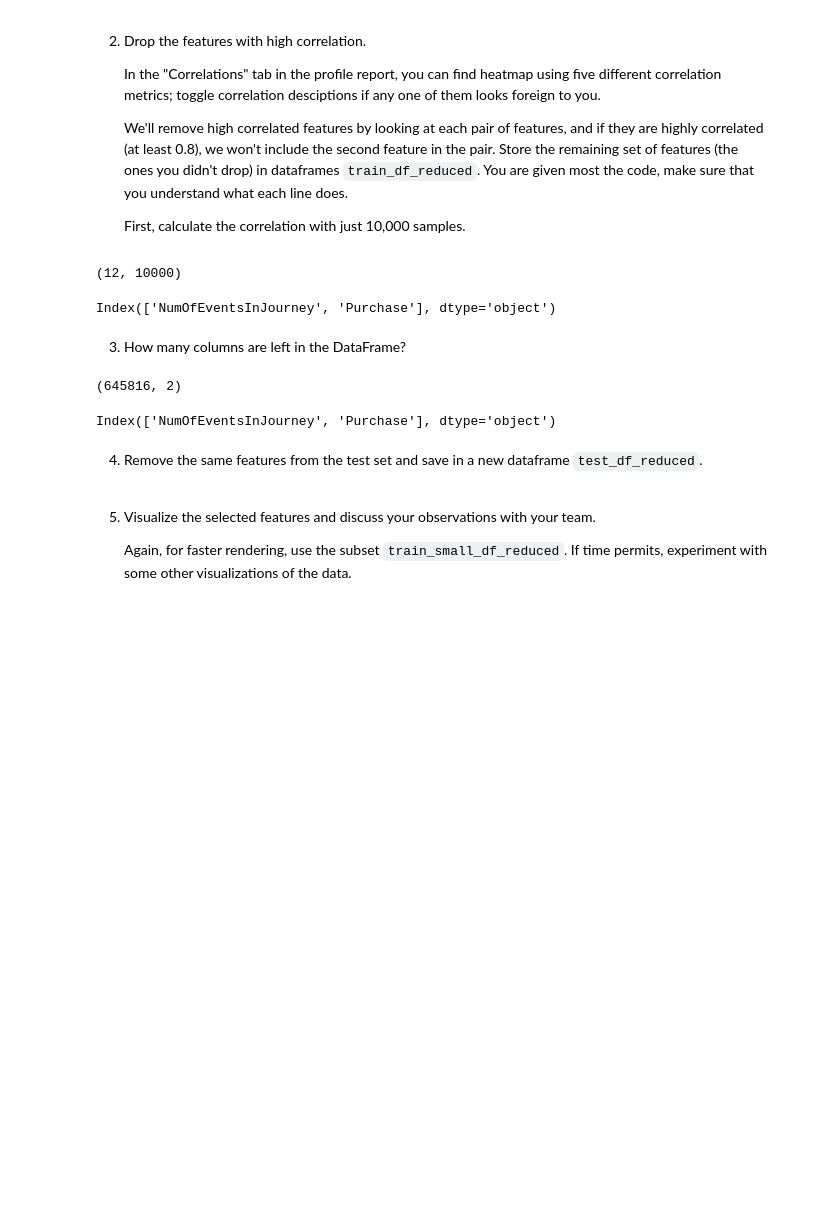
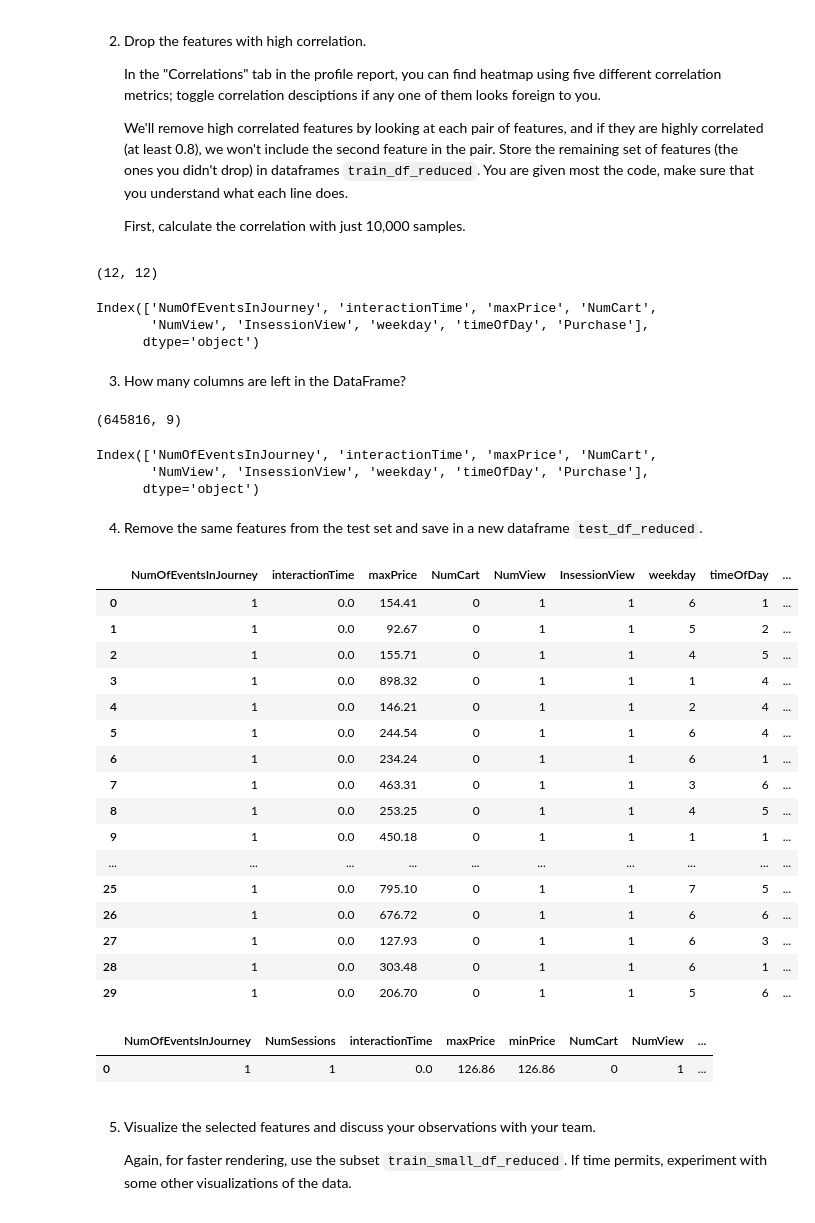
Before and after one commit to bryanat/FourthBrain, a Jupyter notebook: assignments/week-06-supervised-ml/nb/electronics-purchase-prediction.ipynb, the cells around one changed output. Saved outputs shown, nothing was run; the diff lists cells and outputs as text; code cells hidden in the pictures; blank space fills up the shorter version.

Commit message:
Update electronics purchase prediction notebook (week 6)

```diff
--- a/assignments/week-06-supervised-ml/nb/electronics-purchase-prediction.ipynb
+++ b/assignments/week-06-supervised-ml/nb/electronics-purchase-prediction.ipynb
@@ -221,12 +203,12 @@ test_df.head(10)
 | 9 | 1 | 1 | 0.0 | 169.61 | 169.61 | 0 | 1 | ... |
 # %%
 # change train timeofday column
-timeOfDay_str2num_test = {
+timeOfDay_str2num = {
     time: i+1 for i, time in enumerate(['Morning', 'Dawn', 'EarlyMorning', 'Noon', 'Afternoon', 'Evening', 'Night'])
 }
 
 # Replace categorical value names for numeric values on timeOfDay column
-train_df['timeOfDay'] = train_df['timeOfDay'].replace(timeOfDay_str2num_test)
+train_df['timeOfDay'] = train_df['timeOfDay'].replace(timeOfDay_str2num)
 train_df['timeOfDay'].unique()
 train_df.head(10)
 # %% [output]
@@ -325,13 +287,13 @@ len(train_df.columns) - 1
 # %%
 # Axis is (Row, Column)
 train_small_df = train_df.copy().sample(n=int(1e4), random_state=12)
+# Switch columns and rows using a matrix transpose
+# cor = train_small_df.T
 
-# Switch columns and rows using a matrix transpose
-cor = train_small_df.T
-
+cor = train_small_df.corr()
 cor.shape # (Column, Row)
 # %% [output]
-(12, 10000)
+(12, 12)
 # %%
 import numpy as np
 
@@ -347,17 +309,46 @@ train_df_reduced = train_df[selected_columns]
 # %%
 print(selected_columns)
 # %% [output]
-Index(['NumOfEventsInJourney', 'Purchase'], dtype='object')
+Index(['NumOfEventsInJourney', 'interactionTime', 'maxPrice', 'NumCart',
+       'NumView', 'InsessionView', 'weekday', 'timeOfDay', 'Purchase'],
+      dtype='object')
 # %% [markdown]
 3. How many columns are left in the DataFrame?
 # %%
 train_df_reduced.shape
 # %% [output]
-(645816, 2)
+(645816, 9)
 # %%
 train_df_reduced.columns
 # %% [output]
-Index(['NumOfEventsInJourney', 'Purchase'], dtype='object')
+Index(['NumOfEventsInJourney', 'interactionTime', 'maxPrice', 'NumCart',
+       'NumView', 'InsessionView', 'weekday', 'timeOfDay', 'Purchase'],
+      dtype='object')
 # %% [markdown]
 4. Remove the same features from the test set and save in a new dataframe `test_df_reduced`.
+# %%
+train_df_reduced.head(30)
+# %% [output]
+|  | NumOfEventsInJourney | interactionTime | maxPrice | NumCart | NumView | InsessionView | weekday | timeOfDay | ... |
+| 0 | 1 | 0.0 | 154.41 | 0 | 1 | 1 | 6 | 1 | ... |
+| 1 | 1 | 0.0 | 92.67 | 0 | 1 | 1 | 5 | 2 | ... |
+| 2 | 1 | 0.0 | 155.71 | 0 | 1 | 1 | 4 | 5 | ... |
+| 3 | 1 | 0.0 | 898.32 | 0 | 1 | 1 | 1 | 4 | ... |
+| 4 | 1 | 0.0 | 146.21 | 0 | 1 | 1 | 2 | 4 | ... |
+| 5 | 1 | 0.0 | 244.54 | 0 | 1 | 1 | 6 | 4 | ... |
+| 6 | 1 | 0.0 | 234.24 | 0 | 1 | 1 | 6 | 1 | ... |
+| 7 | 1 | 0.0 | 463.31 | 0 | 1 | 1 | 3 | 6 | ... |
+| 8 | 1 | 0.0 | 253.25 | 0 | 1 | 1 | 4 | 5 | ... |
+| 9 | 1 | 0.0 | 450.18 | 0 | 1 | 1 | 1 | 1 | ... |
+| ... | ... | ... | ... | ... | ... | ... | ... | ... | ... |
+| 25 | 1 | 0.0 | 795.10 | 0 | 1 | 1 | 7 | 5 | ... |
+| 26 | 1 | 0.0 | 676.72 | 0 | 1 | 1 | 6 | 6 | ... |
+| 27 | 1 | 0.0 | 127.93 | 0 | 1 | 1 | 6 | 3 | ... |
+| 28 | 1 | 0.0 | 303.48 | 0 | 1 | 1 | 6 | 1 | ... |
+| 29 | 1 | 0.0 | 206.70 | 0 | 1 | 1 | 5 | 6 | ... |
+# %%
+test_df.head(1)
+# %% [output]
+|  | NumOfEventsInJourney | NumSessions | interactionTime | maxPrice | minPrice | NumCart | NumView | ... |
+| 0 | 1 | 1 | 0.0 | 126.86 | 126.86 | 0 | 1 | ... |
 # %%
```
Also changed, not shown: parts of 24 cells of this notebook.
